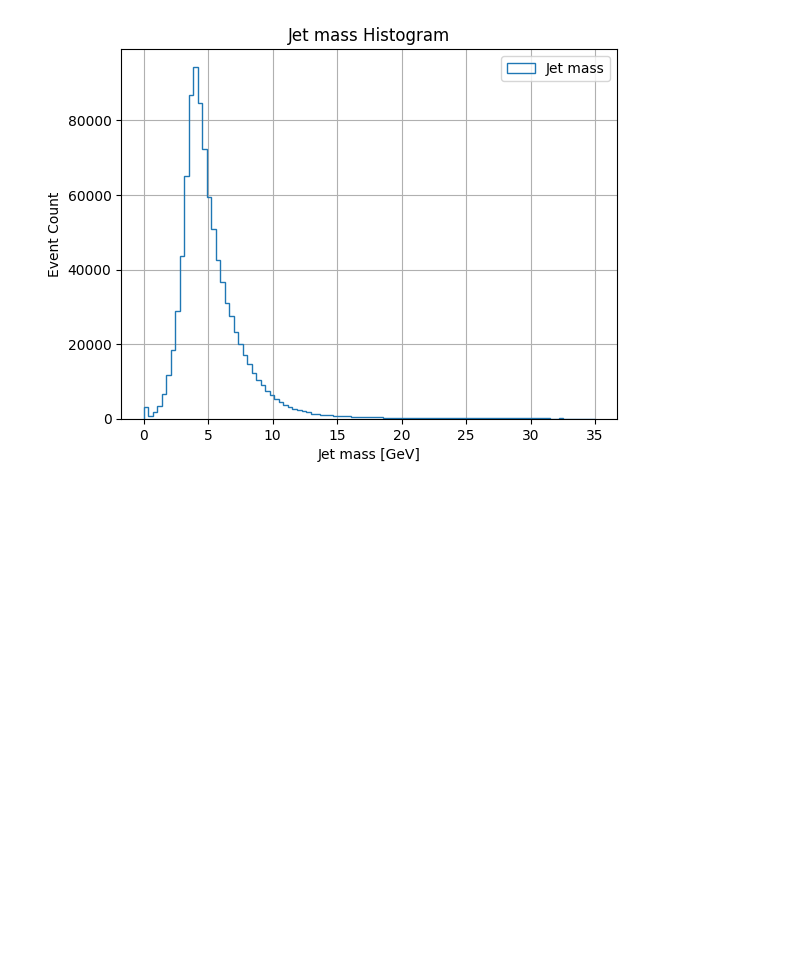
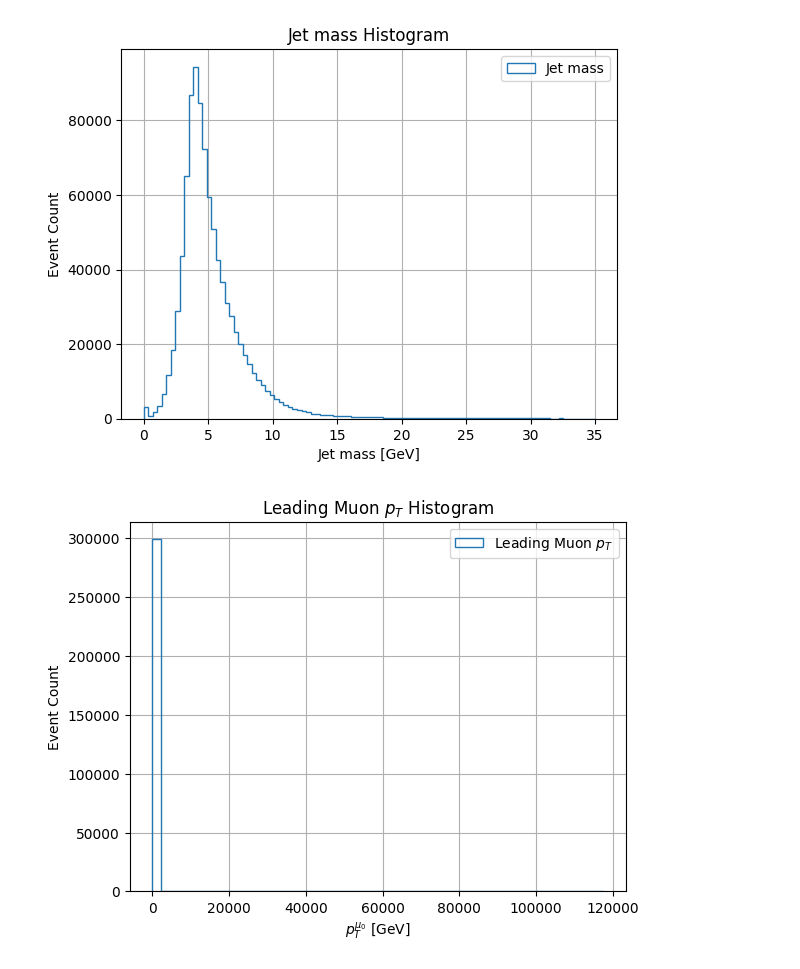
Before and after one commit to Trace-Zero/Simulated-dataset-HToAATo2Mu2B, a Jupyter notebook: MS_Collaboration_(2024)_Simulated_dataset_HToAATo2Mu2B_MA25_TuneCP5_13TeV_madgraph_pythia8_in_NANOAODSIM_format_for_2016_collision_open_data.ipynb, the cells around one changed output. Cells and saved outputs as stored; diff of their text form; code cells hidden in the pictures; blank space fills up the shorter version.

```diff
--- a/MS_Collaboration_(2024)_Simulated_dataset_HToAATo2Mu2B_MA25_TuneCP5_13TeV_madgraph_pythia8_in_NANOAODSIM_format_for_2016_collision_open_data.ipynb
+++ b/MS_Collaboration_(2024)_Simulated_dataset_HToAATo2Mu2B_MA25_TuneCP5_13TeV_madgraph_pythia8_in_NANOAODSIM_format_for_2016_collision_open_data.ipynb
@@ -163,0 +171,10 @@ pyplot_histogram(jet_mass_cut, "Jet mass", bins=100, xlabel="Jet mass [GeV]")
+# %%
+muon_pt_filtered = arrays["Muon_pt"][event_mask_base]
+muon_eta_filtered = arrays["Muon_eta"][event_mask_base]
+muon_phi_filtered = arrays["Muon_phi"][event_mask_base]
+muon_mass_filtered = arrays["Muon_mass"][event_mask_base]
+muon_charge_filtered = arrays["Muon_charge"][event_mask_base]
+
+jet_pt_filtered = arrays["Jet_pt"][event_mask_base]
+jet_eta_filtered = arrays["Jet_eta"][event_mask_base]
+jet_mass_filtered = arrays["Jet_mass"][event_mask_base]
@@ -163,0 +196,36 @@ pyplot_histogram(jet_mass_cut, "Jet mass", bins=100, xlabel="Jet mass [GeV]")
+# %%
+#ilk jet
+jet0_pt_cut = jet_pt_filtered[:, 0] > 15
+jet0_eta_cut = abs(jet_eta_filtered[:, 0]) < 3.3
+jet0_mass_cut = jet_mass_filtered[:, 0] > 0.0
+
+#ikinci jet
+jet1_pt_cut = jet_pt_filtered[:, 1] > 15
+jet1_eta_cut = abs(jet_eta_filtered[:, 1]) < 3.3
+jet1_mass_cut = jet_mass_filtered[:, 1] > 0.0
+# %%
+#1. ve 2. müon için tüm cut lar
+muon0_allcuts = (muon0_pt_cut & muon0_eta_cut & muon0_phi_cut & muon0_mass_cut & muon0_charge_cut)
+muon1_allcuts = (muon1_pt_cut & muon1_eta_cut & muon1_phi_cut & muon1_mass_cut & muon1_charge_cut)
+
+#1. ve 2. jet için tüm cut lar
+jet0_allcuts = (jet0_pt_cut & jet0_eta_cut & jet0_mass_cut)
+jet1_allcuts = (jet1_pt_cut & jet1_eta_cut & jet1_mass_cut)
+
+#Tüm event seçim maskesi
+final_event_mask  = (muon0_allcuts & muon1_allcuts & jet0_allcuts & jet1_allcuts)
+# %%
+#seçilen eventlerin filtrelenmiş hali
+muon_pt_selected = muon_pt_filtered[final_event_mask]
+muon_eta_selected = muon_eta_filtered[final_event_mask]
+muon_phi_selected = muon_phi_filtered[final_event_mask]
+muon_mass_selected = muon_mass_filtered[final_event_mask]
+muon_charge_selected = muon_charge_filtered[final_event_mask]
+
+jet_pt_selected = jet_pt_filtered[final_event_mask]
+jet_eta_selected = jet_eta_filtered[final_event_mask]
+jet_mass_selected = jet_mass_filtered[final_event_mask]
+# %%
+pyplot_histogram(muon_pt_selected, "Leading Muon $p_T$", bins=50, xlabel="$p_T^{\mu_0}$ [GeV]",)
+# %% [output]
+[figure, added]
```
Also changed, not shown: parts of 4 cells of this notebook.
